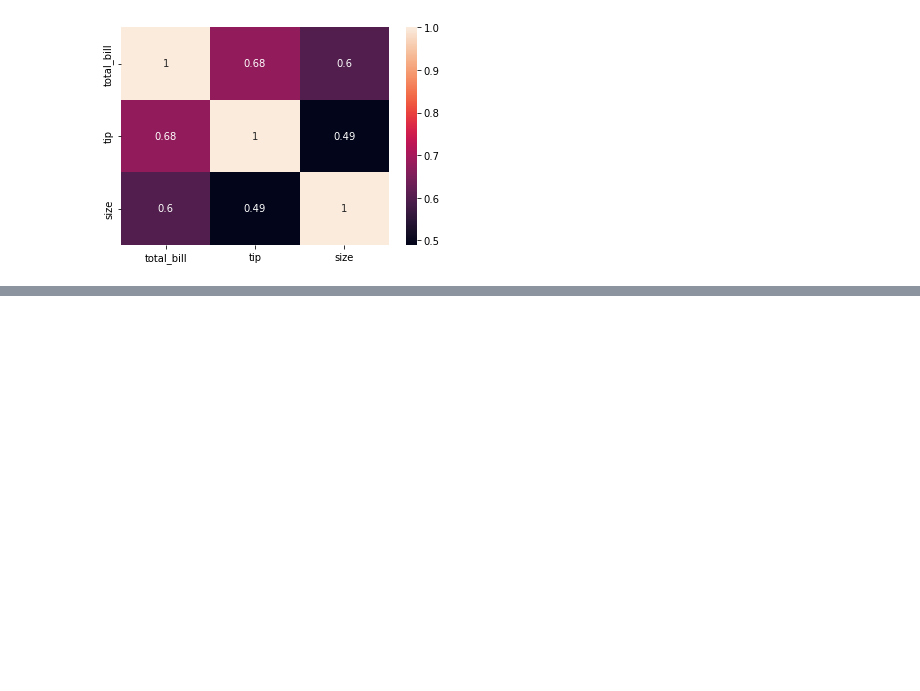
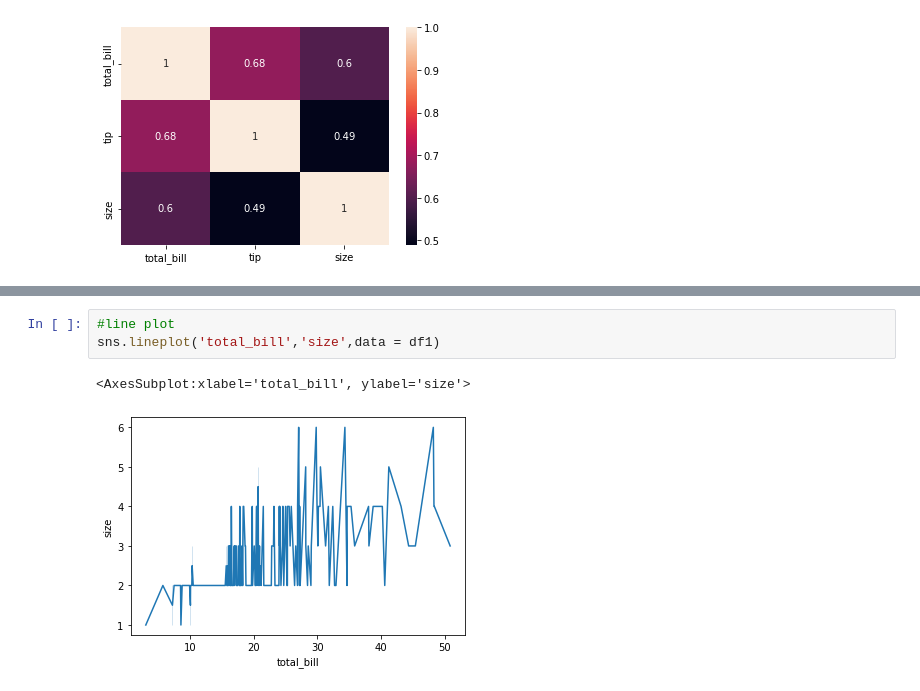
Before and after one commit to ankittrajj/WD_DA_, a Jupyter notebook: Seaborn.ipynb, the cells around one changed output, grey strips where cells are left out. Cells and saved outputs as stored; diff of their text form; blank space fills up the shorter version.

```diff
--- a/Seaborn.ipynb
+++ b/Seaborn.ipynb
@@ -101,0 +118,6 @@ sns.heatmap(df1.corr(),annot = True)
+# %%
+#line plot
+sns.lineplot('total_bill','size',data = df1)
+# %% [output]
+<AxesSubplot:xlabel='total_bill', ylabel='size'>
+[figure, added]
```
Also changed, not shown: parts of 11 cells of this notebook.
